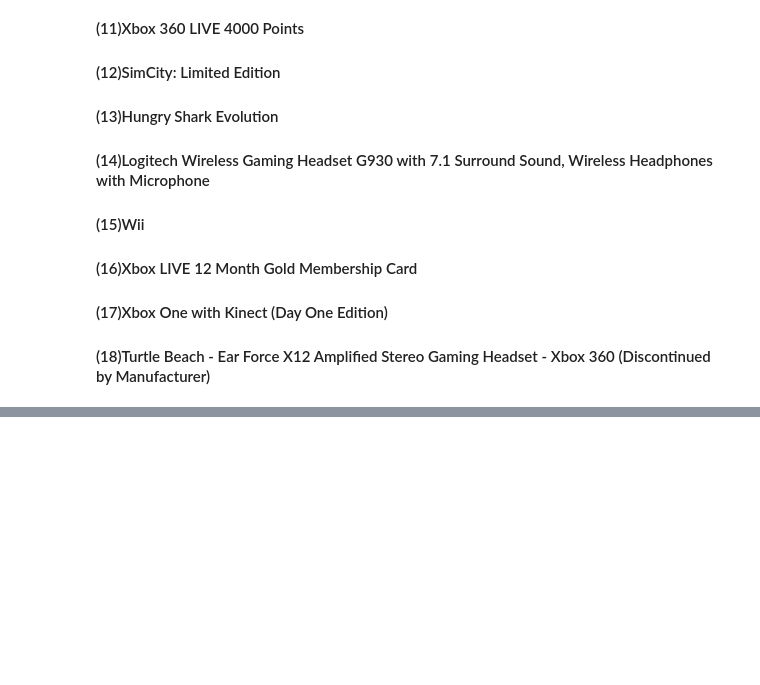
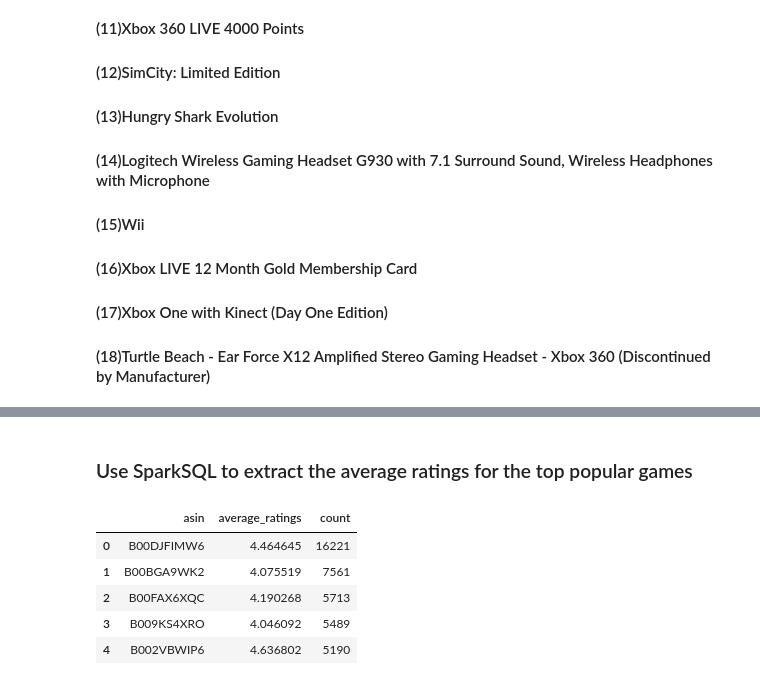
Before and after one commit to DylanJJH/502_Project, a Jupyter notebook: EDA twitch and amazon_game.ipynb, the cells around one changed output, grey strips where cells are left out. Drawn from its saved outputs; the diff is of its cells as text; code cells hidden in the pictures; blank space fills up the shorter version.

```diff
--- a/EDA twitch and amazon_game.ipynb
+++ b/EDA twitch and amazon_game.ipynb
@@ -318,0 +328,2 @@ Name: count, dtype: int32
+# %% [markdown]
+### Use SparkSQL to extract the average ratings for the top popular games
@@ -318,0 +332,10 @@ Name: count, dtype: int32
+# %%
+game_ratings_pandas=game_ratings.toPandas()
+game_ratings_pandas.head()
+# %% [output]
+|  | asin | average_ratings | count |
+| 0 | B00DJFIMW6 | 4.464645 | 16221 |
+| 1 | B00BGA9WK2 | 4.075519 | 7561 |
+| 2 | B00FAX6XQC | 4.190268 | 5713 |
+| 3 | B009KS4XRO | 4.046092 | 5489 |
+| 4 | B002VBWIP6 | 4.636802 | 5190 |
```
Also changed, not shown: parts of 13 cells of this notebook.
